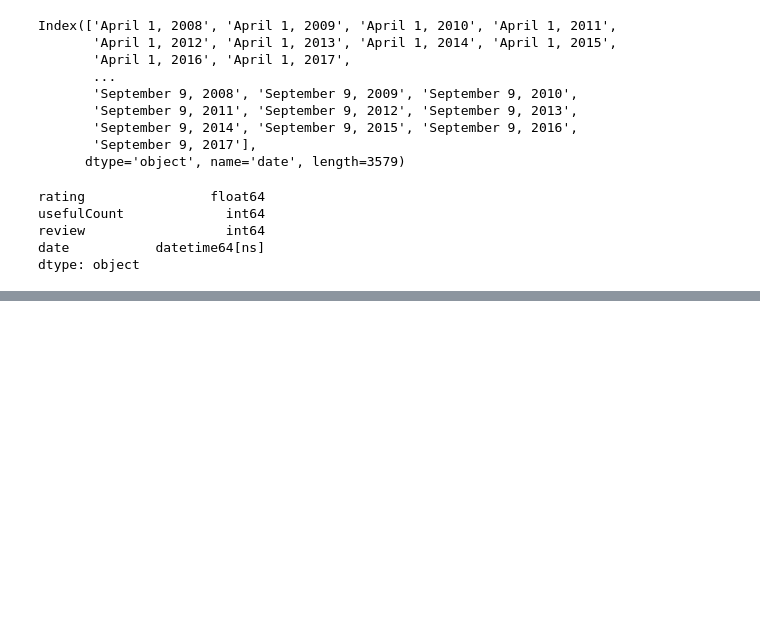
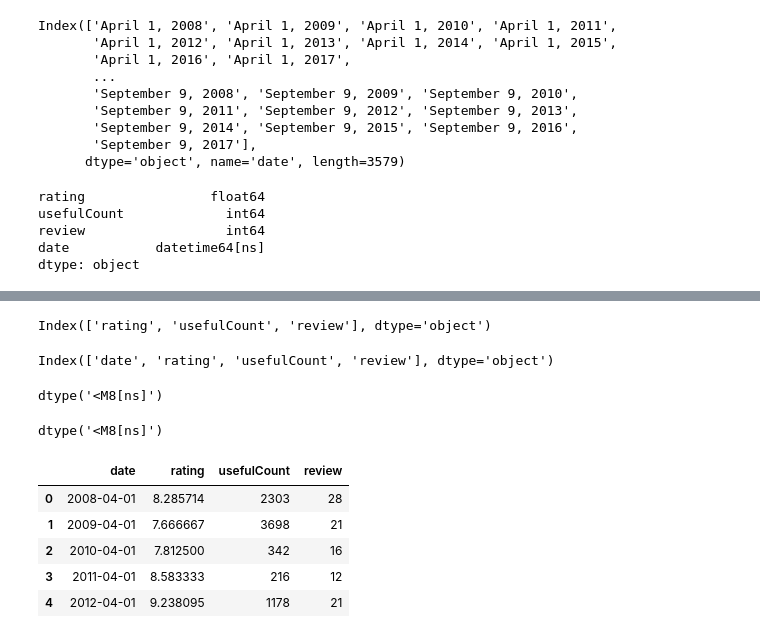
Before and after one commit to Adebesindedayo/Data_Analysis_with_python, a Jupyter notebook: Drug_Review_Analysis/Drug_Review_Analysis.ipynb, the cells around one changed output, grey strips where cells are left out. Cells and saved outputs as stored; diff of their text form; code cells hidden in the pictures; blank space fills up the shorter version.

```diff
--- a/Drug_Review_Analysis/Drug_Review_Analysis.ipynb
+++ b/Drug_Review_Analysis/Drug_Review_Analysis.ipynb
@@ -813,0 +812,5 @@ AssertionError: <class 'numpy.ndarray'>
+# %%
+#
+grouped_date.columns
+# %% [output]
+Index(['rating', 'usefulCount', 'review'], dtype='object')
@@ -813,0 +819,8 @@ AssertionError: <class 'numpy.ndarray'>
+# %%
+grouped_date.columns
+# %% [output]
+Index(['date', 'rating', 'usefulCount', 'review'], dtype='object')
+# %%
+grouped_date['date'].dtypes
+# %% [output]
+dtype('<M8[ns]')
@@ -813,0 +831,13 @@ AssertionError: <class 'numpy.ndarray'>
+# %%
+grouped_date['date'].dtypes
+# %% [output]
+dtype('<M8[ns]')
+# %%
+grouped_date.head()
+# %% [output]
+|  | date | rating | usefulCount | review |
+| 0 | 2008-04-01 | 8.285714 | 2303 | 28 |
+| 1 | 2009-04-01 | 7.666667 | 3698 | 21 |
+| 2 | 2010-04-01 | 7.812500 | 342 | 16 |
+| 3 | 2011-04-01 | 8.583333 | 216 | 12 |
+| 4 | 2012-04-01 | 9.238095 | 1178 | 21 |
```
Also changed, not shown: parts of 15 cells of this notebook.
